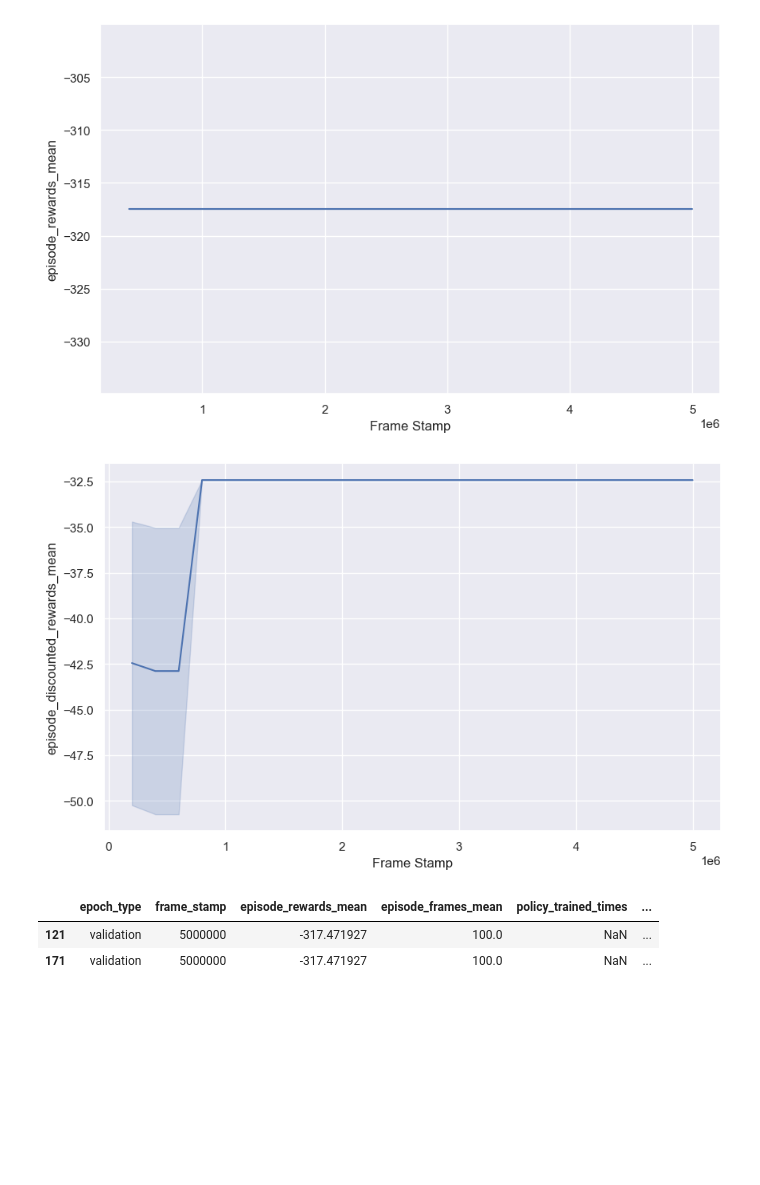
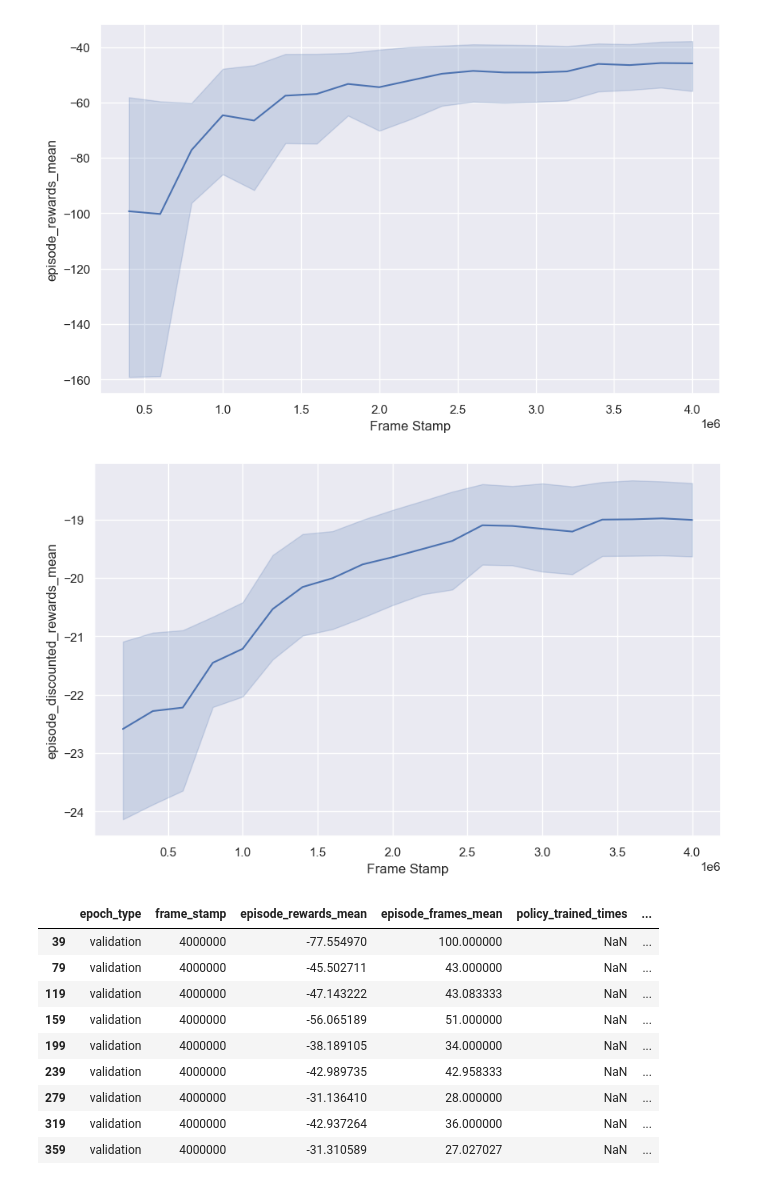
Before and after one commit to mariusdgm/phd-rl-algos, a Jupyter notebook: dqn/opinion_dynamics/experiments/inspect_results.ipynb, the cells around one changed output. Saved outputs shown, nothing was run; the diff lists cells and outputs as text; code cells hidden in the pictures; blank space fills up the shorter version.

```diff
--- a/dqn/opinion_dynamics/experiments/inspect_results.ipynb
+++ b/dqn/opinion_dynamics/experiments/inspect_results.ipynb
@@ -29,6 +37,7 @@ def process_experiment(root_dir):
                     for data in row_data:
                         data["seed"] = seed_name
                         data["experiment_name"] = name
+                        data["sub_experiment_path"] = seed_path
                     rows.extend(row_data)
 
     # Create a DataFrame from the rows
@@ -38,6 +47,7 @@ def process_experiment(root_dir):
 
 def process_subexperiment(seed_folder_path, experiment_name):
     cfg_data = read_config(os.path.join(seed_folder_path, "cfg.yaml"), experiment_name)
+    cfg_data["sub_experiment_path"] = seed_folder_path
     train_stats_file = find_train_stats_file(seed_folder_path)
     if train_stats_file:
         experiment_results = process_training_stats(
@@ -122,7 +132,7 @@ def flatten(d, parent_key="", sep="_"):
             items.append((new_key, v))
     return dict(items)
 # %%
-experiment_sub_dir = "2025Mar16-134623_configs"
+experiment_sub_dir = "2025Mar18-175833_configs"
 exp_path = os.path.join(r"D:\Work\repos\RL\phd-rl-algos\dqn\opinion_dynamics\experiments\results", experiment_sub_dir)
 df = process_experiment(
     exp_path
@@ -198,7 +207,7 @@ plt.ylabel(selected_metric)
 plt.xlabel('Frame Stamp')
 plt.show()
 # %% [output]
-[figure, old version]
+[figure, new version]
 # %%
 
 selected_metric = 'episode_discounted_rewards_mean'
@@ -218,27 +227,34 @@ plt.xlabel('Frame Stamp')
 # plt.legend(loc='center left', bbox_to_anchor=(1.0, 0.5), title='Parameters')
 plt.show()
 # %% [output]
-[figure, old version]
+[figure, new version]
 # %%
 ### Select data
 
 experiment_columns = [
     'epoch_type', 'frame_stamp',
     'episode_rewards_mean', 'episode_frames_mean', 'policy_trained_times', 'target_trained_times', 'epoch_time',
-       'seed', 'experiment_name'
+       'seed', 'experiment_name', "sub_experiment_path"
 ]
 hyperparam_columns = [
    col for col in df.columns if "sub_exp_cfg" in col
 ]
 
 cols_of_interest = experiment_columns + hyperparam_columns
 
 sub_df = df[cols_of_interest]
 sub_df = sub_df[sub_df['epoch_type'] == 'validation']
 sub_df = sub_df[sub_df['frame_stamp'] == sub_df['frame_stamp'].max()]
 
 sub_df
 # %% [output]
 |  | epoch_type | frame_stamp | episode_rewards_mean | episode_frames_mean | policy_trained_times | ... |
-| 121 | validation | 5000000 | -317.471927 | 100.0 | NaN | ... |
-| 171 | validation | 5000000 | -317.471927 | 100.0 | NaN | ... |
+| 39 | validation | 4000000 | -77.554970 | 100.000000 | NaN | ... |
+| 79 | validation | 4000000 | -45.502711 | 43.000000 | NaN | ... |
+| 119 | validation | 4000000 | -47.143222 | 43.083333 | NaN | ... |
+| 159 | validation | 4000000 | -56.065189 | 51.000000 | NaN | ... |
+| 199 | validation | 4000000 | -38.189105 | 34.000000 | NaN | ... |
+| 239 | validation | 4000000 | -42.989735 | 42.958333 | NaN | ... |
+| 279 | validation | 4000000 | -31.136410 | 28.000000 | NaN | ... |
+| 319 | validation | 4000000 | -42.937264 | 36.000000 | NaN | ... |
+| 359 | validation | 4000000 | -31.310589 | 27.027027 | NaN | ... |
```
Also changed, not shown: parts of 6 cells of this notebook, 3 other files.
